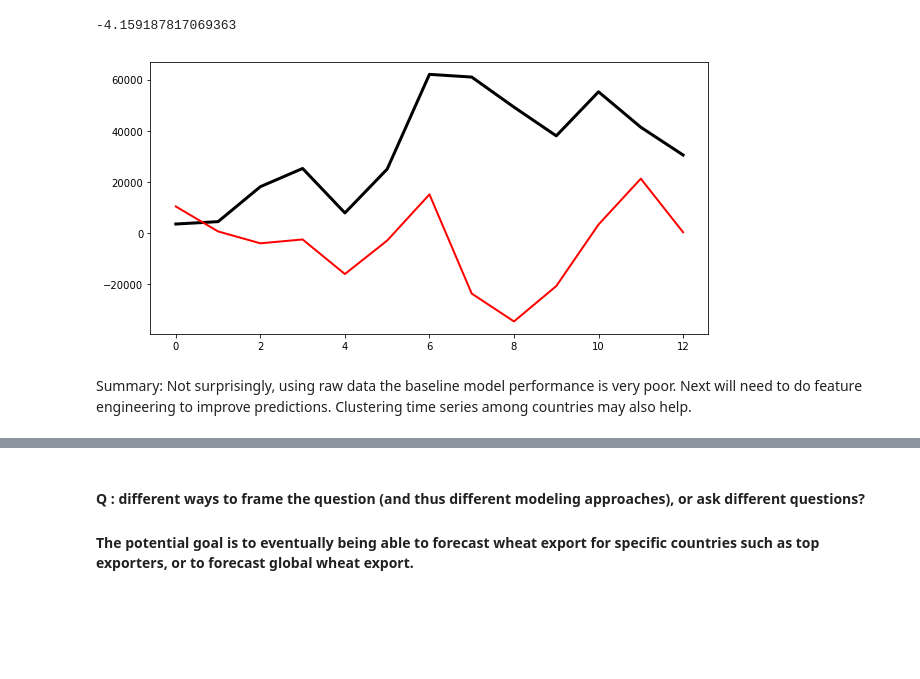
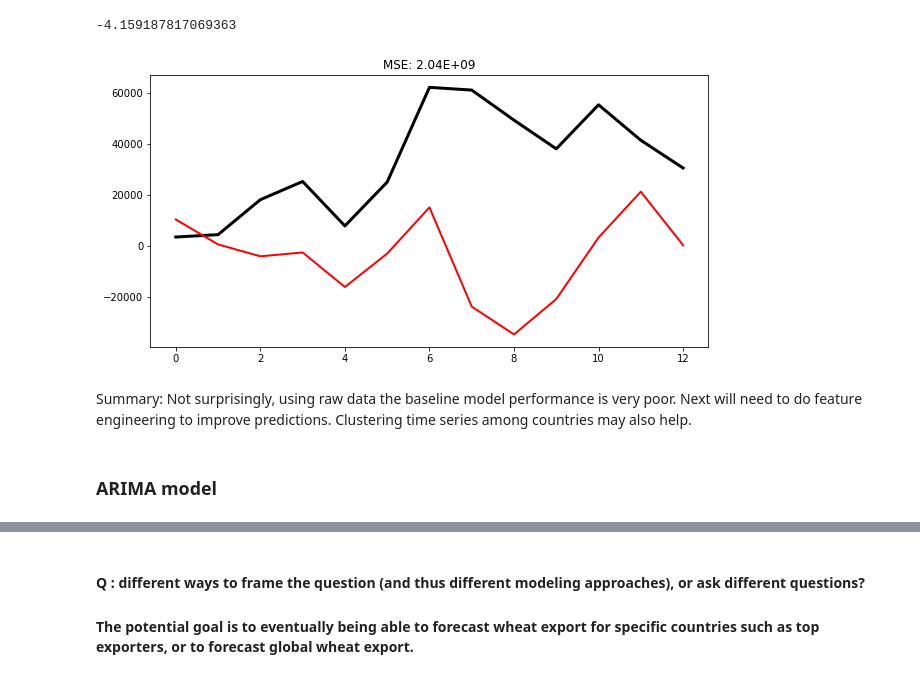
Before and after one commit to BrachyS/crop-trends, a Jupyter notebook: notebooks/2_exploratory-analysis-agtrade.ipynb, the cells around one changed output, grey strips where cells are left out. Saved outputs shown, nothing was run; the diff lists cells and outputs as text; code cells hidden in the pictures; blank space fills up the shorter version.

```diff
--- a/notebooks/exploratory-analysis-agtrade.ipynb
+++ b/notebooks/2_exploratory-analysis-agtrade.ipynb
@@ -327,7 +328,7 @@ wheat_long.head()
 # %%
 # Convert df to time series
 wheat_long['year'] = wheat_long['year'].map(lambda x: x.lstrip('Y')) # strip Y from year names for easy converting to ts
-wheat_long.year = pd.to_datetime(wheat_long.year, unit='Y')
+wheat_long.year = pd.to_datetime(wheat_long.year)
 # %%
 wheat_long.head()
 # %% [output]
@@ -424,10 +439,13 @@ print(score)
 # %%
 # Visualize prediction results
 fig, ax = plt.subplots(figsize=(10, 5))
 ax.plot(y_test, color='k', lw=3)
 ax.plot(predictions, color='r', lw=2)
+plt.title('MSE: %.2E'% mean_squared_error(predictions, y_test))
 plt.show()
 # %% [output]
-[figure, old version]
+[figure, new version]
 # %% [markdown]
 Summary: Not surprisingly, using raw data the baseline model performance is very poor. Next will need to do feature engineering to improve predictions. Clustering time series among countries may also help.
+# %% [markdown]
+### ARIMA model
```
Also changed, not shown: parts of 24 cells of this notebook, 4 other files.
